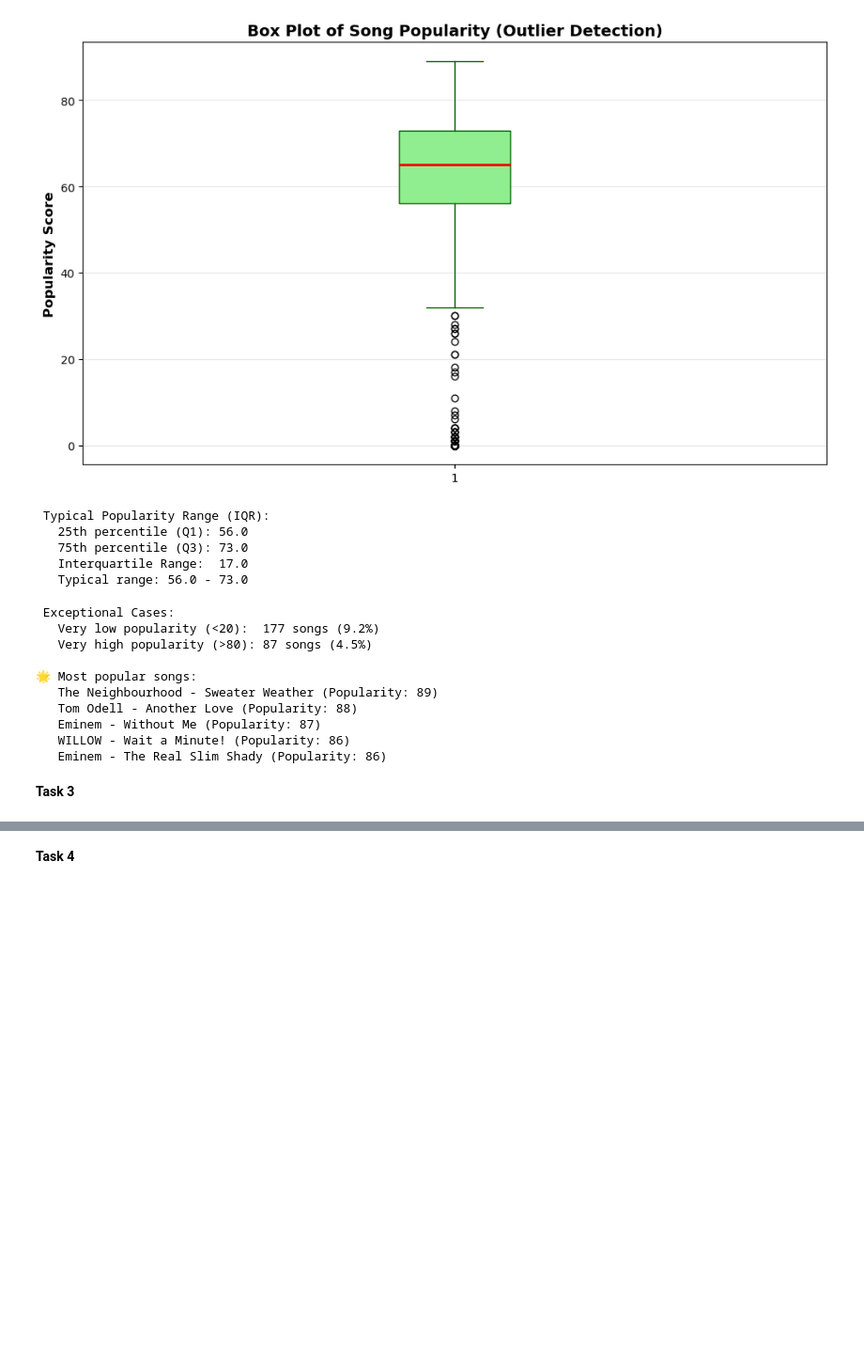
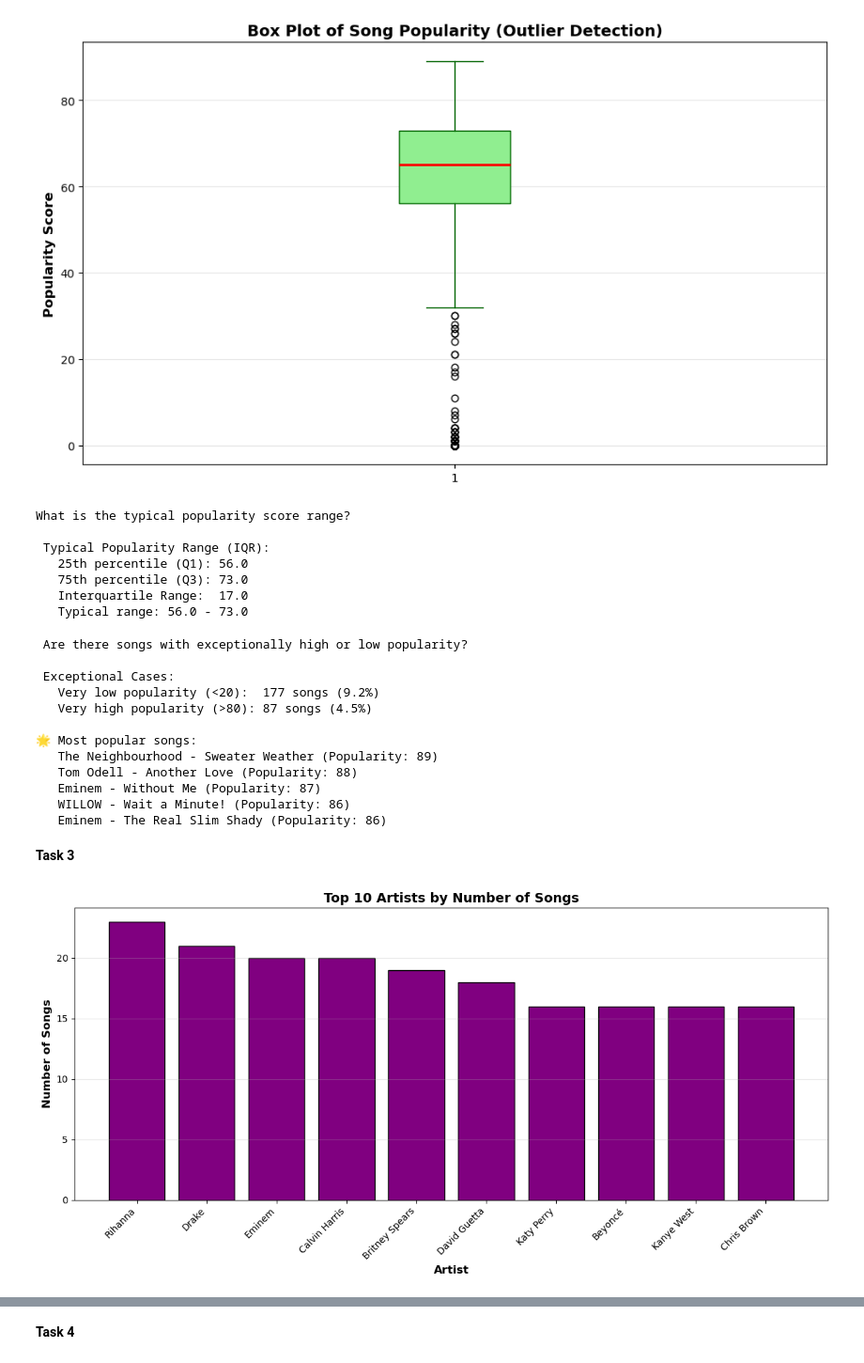
Before and after one commit to benzartimelek/Spotify_exploration, a Jupyter notebook: lab_draft.ipynb, the cells around one changed output, grey strips where cells are left out. Shown at 94% size. Drawn from its saved outputs; the diff is of its cells as text; code cells hidden in the pictures; blank space fills up the shorter version.

```diff
--- a/lab_draft.ipynb
+++ b/lab_draft.ipynb
@@ -391,12 +401,15 @@ q1 = df['popularity'].quantile(0.25)
 q3 = df['popularity'].quantile(0.75)
 iqr = q3 - q1
 
+print("What is the typical popularity score range?")
 print(f"\n Typical Popularity Range (IQR):")
 print(f"   25th percentile (Q1): {q1}")
 print(f"   75th percentile (Q3): {q3}")
 print(f"   Interquartile Range:  {iqr}")
 print(f"   Typical range: {q1} - {q3}")
 # %% [output]
+What is the typical popularity score range?
+
  Typical Popularity Range (IQR):
    25th percentile (Q1): 56.0
    75th percentile (Q3): 73.0
@@ -407,6 +420,7 @@ print(f"   Typical range: {q1} - {q3}")
 very_low = df[df['popularity'] < 20]
 very_high = df[df['popularity'] > 80]
 
+print(" Are there songs with exceptionally high or low popularity?")
 print(f"\n Exceptional Cases:")
 print(f"   Very low popularity (<20):  {len(very_low)} songs ({len(very_low)/len(df)*100:.1f}%)")
 print(f"   Very high popularity (>80): {len(very_high)} songs ({len(very_high)/len(df)*100:.1f}%)")
@@ -417,6 +431,8 @@ if len(very_high) > 0:
     for idx, row in top_5.iterrows():
         print(f"   {row['artist']} - {row['song']} (Popularity: {row['popularity']})")
 # %% [output]
+ Are there songs with exceptionally high or low popularity?
+
  Exceptional Cases:
    Very low popularity (<20):  177 songs (9.2%)
    Very high popularity (>80): 87 songs (4.5%)
@@ -429,3 +445,17 @@ if len(very_high) > 0:
    Eminem - The Real Slim Shady (Popularity: 86)
 # %% [markdown]
 **Task 3**
+# %%
+# Bar chart showing top 10 artists by number of songs.
+top_artists = df['artist'].value_counts().head(10)
+plt.figure(figsize=(12, 6))
+plt.bar(top_artists.index, top_artists.values, color='purple', edgecolor='black')
+plt.xlabel('Artist', fontsize=12, fontweight='bold')
+plt.ylabel('Number of Songs', fontsize=12, fontweight='bold')
+plt.title('Top 10 Artists by Number of Songs', fontsize=14, fontweight='bold')
+plt.xticks(rotation=45, ha='right')
+plt.grid(axis='y', alpha=0.3)
+plt.tight_layout()
+plt.show()
+# %% [output]
+[figure, added]
```
Also changed, not shown: parts of 16 cells of this notebook.
